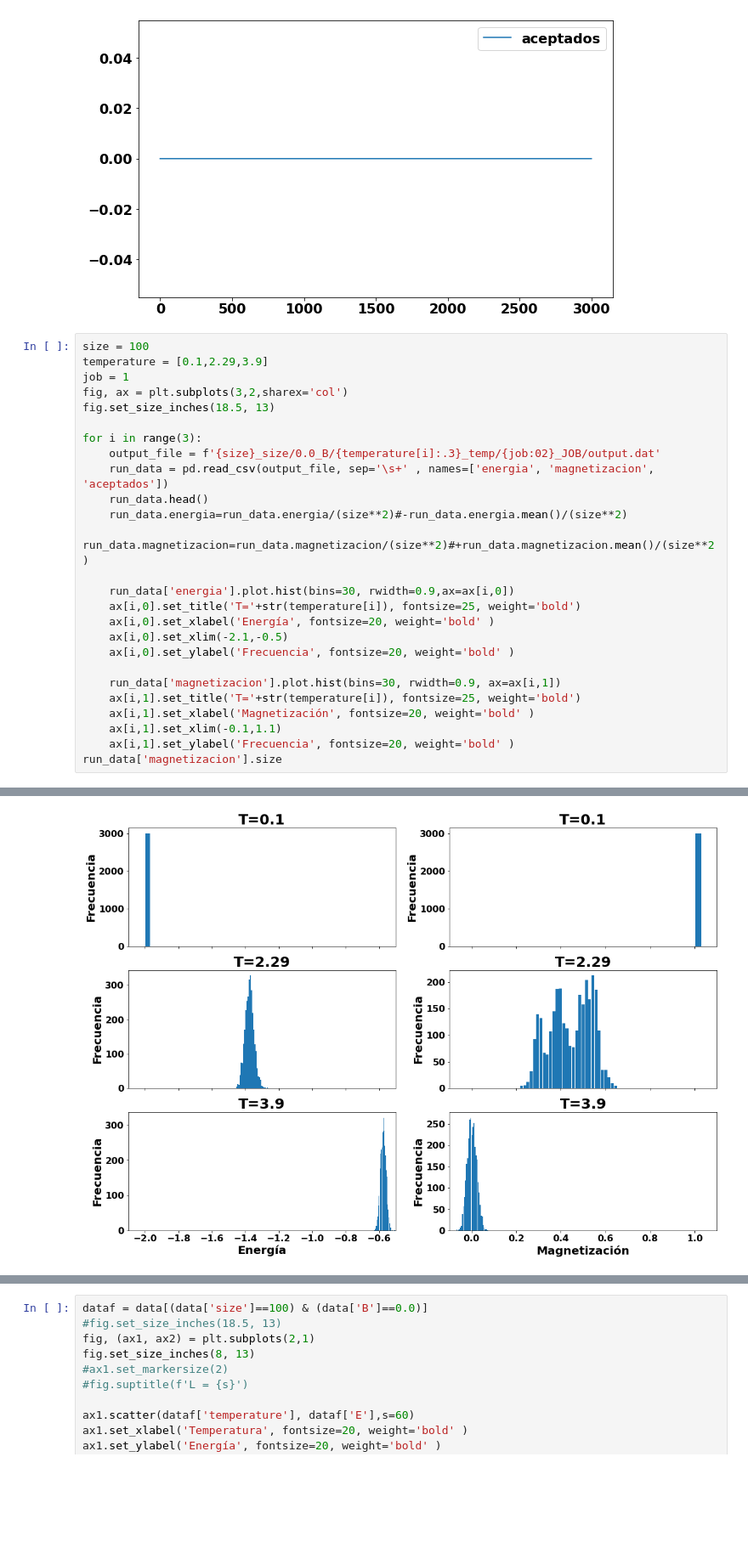
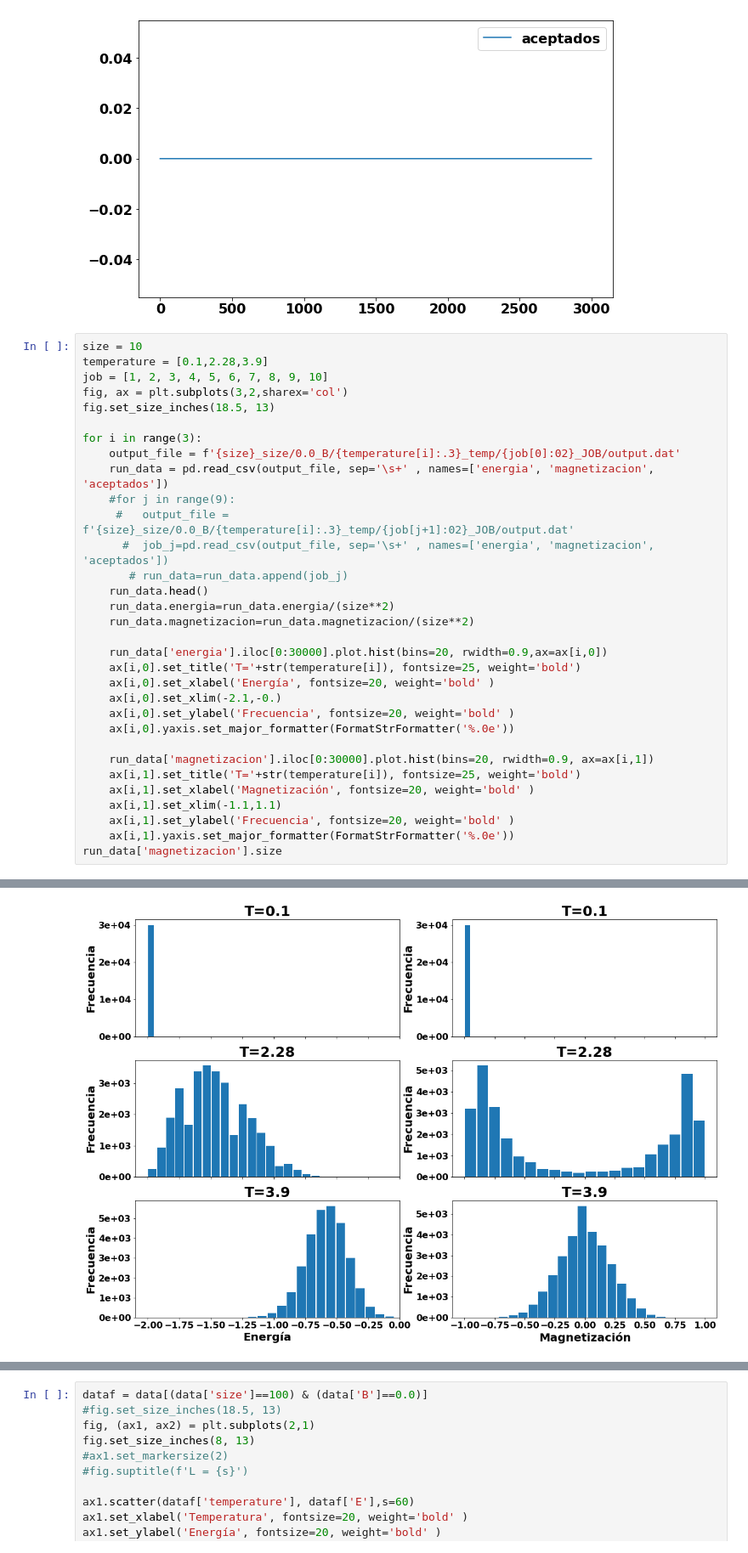
Before and after one commit to sstandre/ising, a Jupyter notebook: analisis_A.ipynb, the cells around one changed output, grey strips where cells are left out. Shown at 85% size. Saved outputs shown, nothing was run; the diff lists cells and outputs as text; blank space fills up the shorter version.

```diff
--- a/analisis_A.ipynb
+++ b/analisis_A.ipynb
@@ -59,29 +61,35 @@ findfont: Font family ['normal'] not found. Falling back to DejaVu Sans.
 [figure]
 [figure]
 # %%
-size = 100
-temperature = [0.1,2.29,3.9]
-job = 1
+size = 10
+temperature = [0.1,2.28,3.9]
+job = [1, 2, 3, 4, 5, 6, 7, 8, 9, 10]
 fig, ax = plt.subplots(3,2,sharex='col')
 fig.set_size_inches(18.5, 13)
 
 for i in range(3):
-    output_file = f'{size}_size/0.0_B/{temperature[i]:.3}_temp/{job:02}_JOB/output.dat'
+    output_file = f'{size}_size/0.0_B/{temperature[i]:.3}_temp/{job[0]:02}_JOB/output.dat'
     run_data = pd.read_csv(output_file, sep='\s+' , names=['energia', 'magnetizacion', 'aceptados'])
+    #for j in range(9):
+     #   output_file = f'{size}_size/0.0_B/{temperature[i]:.3}_temp/{job[j+1]:02}_JOB/output.dat'
+      #  job_j=pd.read_csv(output_file, sep='\s+' , names=['energia', 'magnetizacion', 'aceptados'])
+       # run_data=run_data.append(job_j)
     run_data.head()
-    run_data.energia=run_data.energia/(size**2)#-run_data.energia.mean()/(size**2)
-    run_data.magnetizacion=run_data.magnetizacion/(size**2)#+run_data.magnetizacion.mean()/(size**2)
+    run_data.energia=run_data.energia/(size**2)
+    run_data.magnetizacion=run_data.magnetizacion/(size**2)
 
-    run_data['energia'].plot.hist(bins=30, rwidth=0.9,ax=ax[i,0])
+    run_data['energia'].iloc[0:30000].plot.hist(bins=20, rwidth=0.9,ax=ax[i,0])
     ax[i,0].set_title('T='+str(temperature[i]), fontsize=25, weight='bold')
     ax[i,0].set_xlabel('Energía', fontsize=20, weight='bold' )
-    ax[i,0].set_xlim(-2.1,-0.5)
+    ax[i,0].set_xlim(-2.1,-0.)
     ax[i,0].set_ylabel('Frecuencia', fontsize=20, weight='bold' )
+    ax[i,0].yaxis.set_major_formatter(FormatStrFormatter('%.0e'))
 
-    run_data['magnetizacion'].plot.hist(bins=30, rwidth=0.9, ax=ax[i,1])
+    run_data['magnetizacion'].iloc[0:30000].plot.hist(bins=20, rwidth=0.9, ax=ax[i,1])
     ax[i,1].set_title('T='+str(temperature[i]), fontsize=25, weight='bold')
     ax[i,1].set_xlabel('Magnetización', fontsize=20, weight='bold' )
-    ax[i,1].set_xlim(-0.1,1.1)
+    ax[i,1].set_xlim(-1.1,1.1)
     ax[i,1].set_ylabel('Frecuencia', fontsize=20, weight='bold' )
+    ax[i,1].yaxis.set_major_formatter(FormatStrFormatter('%.0e'))
 run_data['magnetizacion'].size
 # %% [output]
@@ -89,6 +97,6 @@ run_data['magnetizacion'].size
 findfont: Font family ['normal'] not found. Falling back to DejaVu Sans.
 findfont: Font family ['normal'] not found. Falling back to DejaVu Sans.
-[figure, old version]
+[figure, new version]
 # %%
 data = data_raw.groupby(['size','temperature', 'B'], as_index=False).mean().drop('job', axis=1)
 
```
Also changed, not shown: parts of 14 cells of this notebook.
